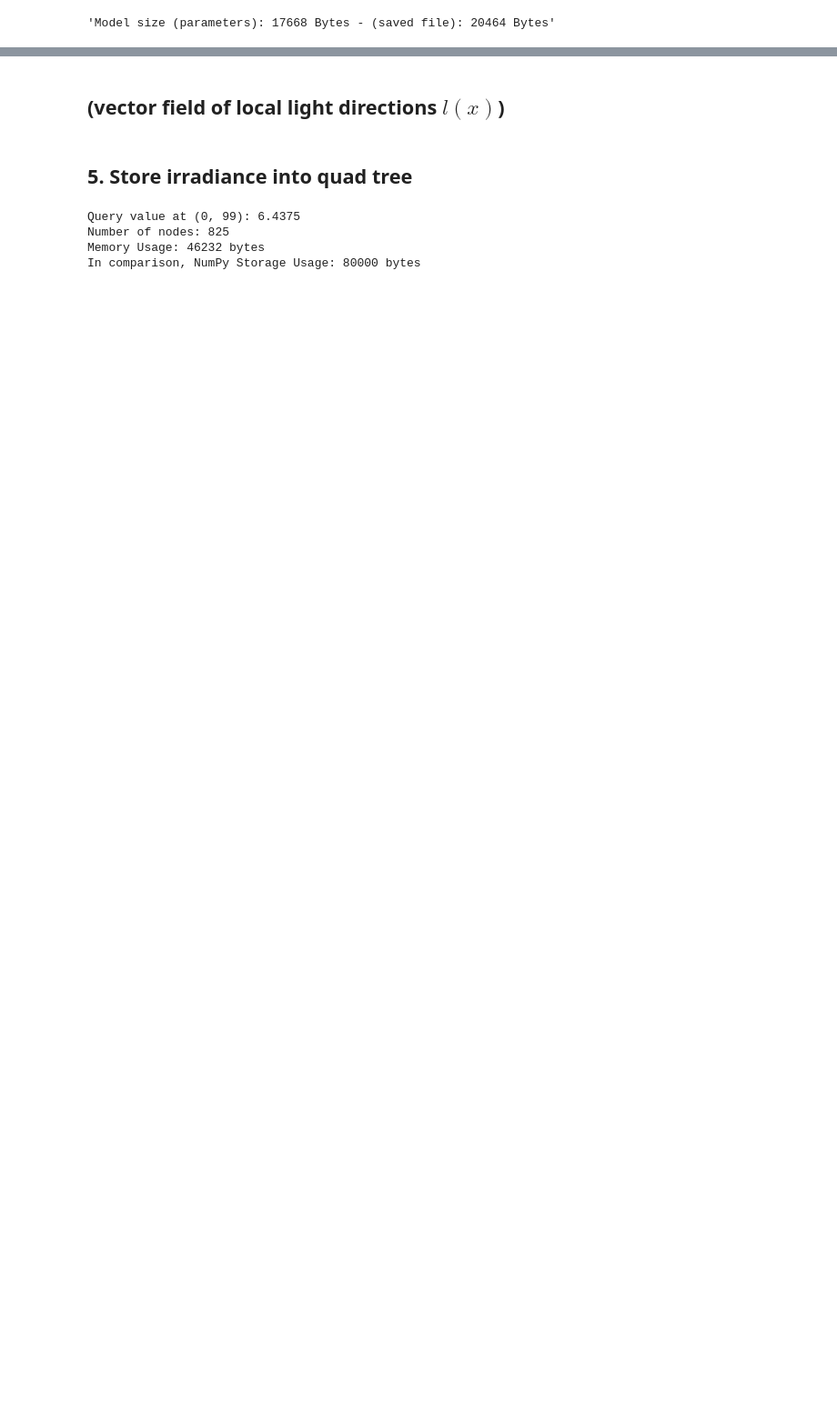
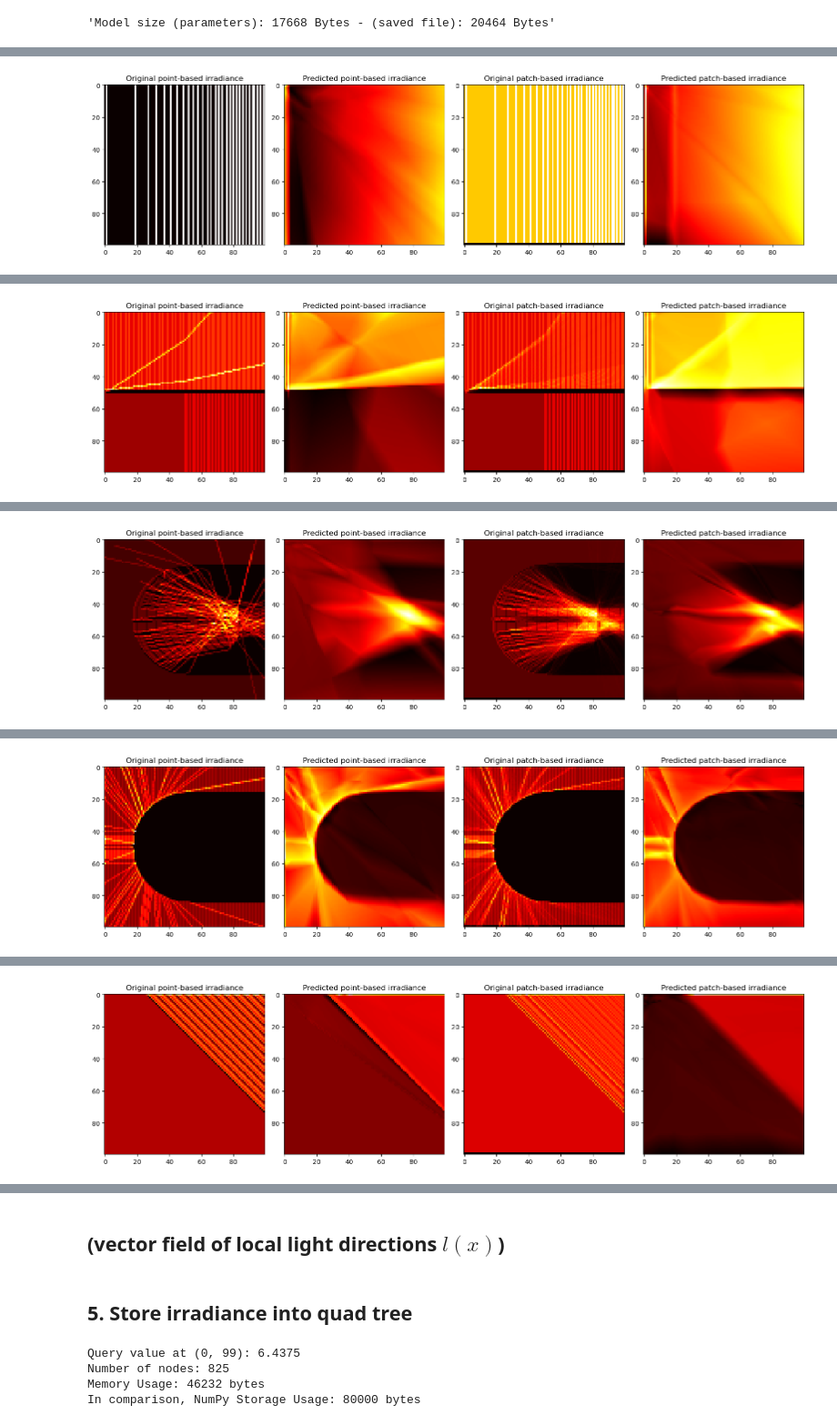
Before and after one commit to swirling-wind/demo-eikonal, a Jupyter notebook: wavefront_propagation.ipynb, the cells around one changed output, grey strips where cells are left out. Shown at 91% size. Cells and saved outputs as stored; diff of their text form; code cells hidden in the pictures; blank space fills up the shorter version.

```diff
--- a/wavefront_propagation.ipynb
+++ b/wavefront_propagation.ipynb
@@ -554,3 +579,37 @@ def get_model_size(model: IrradianceNet):
 get_model_size(model)
 # %% [output]
 'Model size (parameters): 17668 Bytes - (saved file): 20464 Bytes'
+# %%
+def train_and_visualize(simple_irradiance, patch_irradiance):
+    train_inputs, val_inputs, train_targets, val_targets = prepare_data(simple_irradiance)
+    model = IrradianceNet().to(device)
+    model = train_model(model, train_inputs, val_inputs, train_targets, val_targets)
+    predicted_simple_irradiance = generate_irradiance_field(model)
+
+    train_inputs, val_inputs, train_targets, val_targets = prepare_data(patch_irradiance)
+    model = IrradianceNet().to(device)
+    model = train_model(model, train_inputs, val_inputs, train_targets, val_targets)
+    predicted_patch_irradiance = generate_irradiance_field(model)
+
+    fig, (ax1, ax2, ax3, ax4) = plt.subplots(1, 4, figsize=(16, 4))
+    ax1.imshow(simple_irradiance, cmap='hot', interpolation='nearest')
+    ax1.set_title('Original point-based irradiance')
+
+    ax2.imshow(predicted_simple_irradiance, cmap='hot', interpolation='nearest')
+    ax2.set_title('Predicted point-based irradiance')
+
+    ax3.imshow(patch_irradiance, cmap='hot', interpolation='nearest')
+    ax3.set_title('Original patch-based irradiance')
+
+    ax4.imshow(predicted_patch_irradiance, cmap='hot', interpolation='nearest')
+    ax4.set_title('Predicted patch-based irradiance')
+
+    plt.tight_layout()
+    plt.show()
+
+for i, (key, value) in enumerate(ior_field_dict.items()):
+    simple_irradiance = compute_irradiance_points(value['pos'], field_size)
+    patch_irradiance = compute_irradiance_patches(value['patches_list'], field_size)
+
+    train_and_visualize(simple_irradiance, patch_irradiance)
+# %% [output]
@@ -556,0 +623 @@ get_model_size(model)
+[figure, added]
@@ -556,0 +642 @@ get_model_size(model)
+[figure, added]
@@ -556,0 +663 @@ get_model_size(model)
+[figure, added]
@@ -556,0 +684 @@ get_model_size(model)
+[figure, added]
@@ -556,0 +700 @@ get_model_size(model)
+[figure, added]
```
Also changed, not shown: parts of 8 cells of this notebook.
